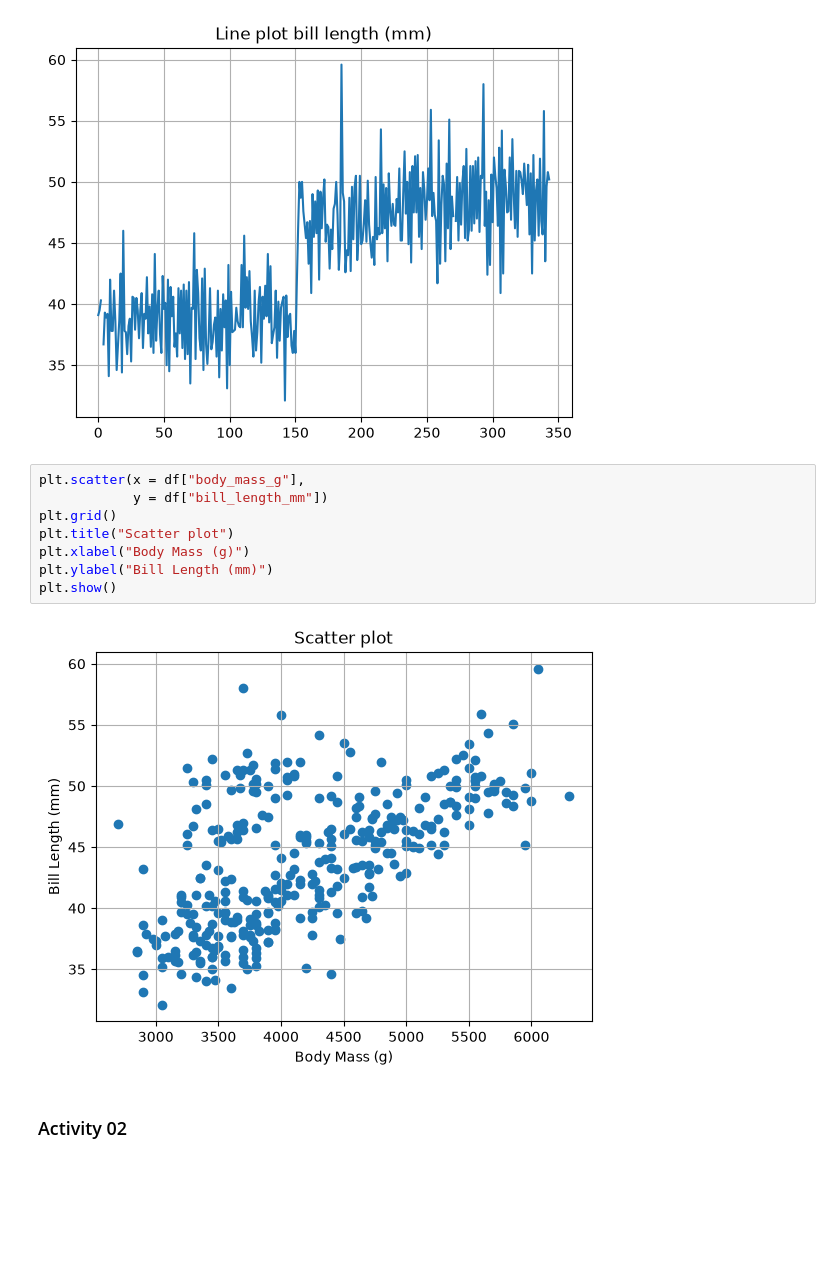
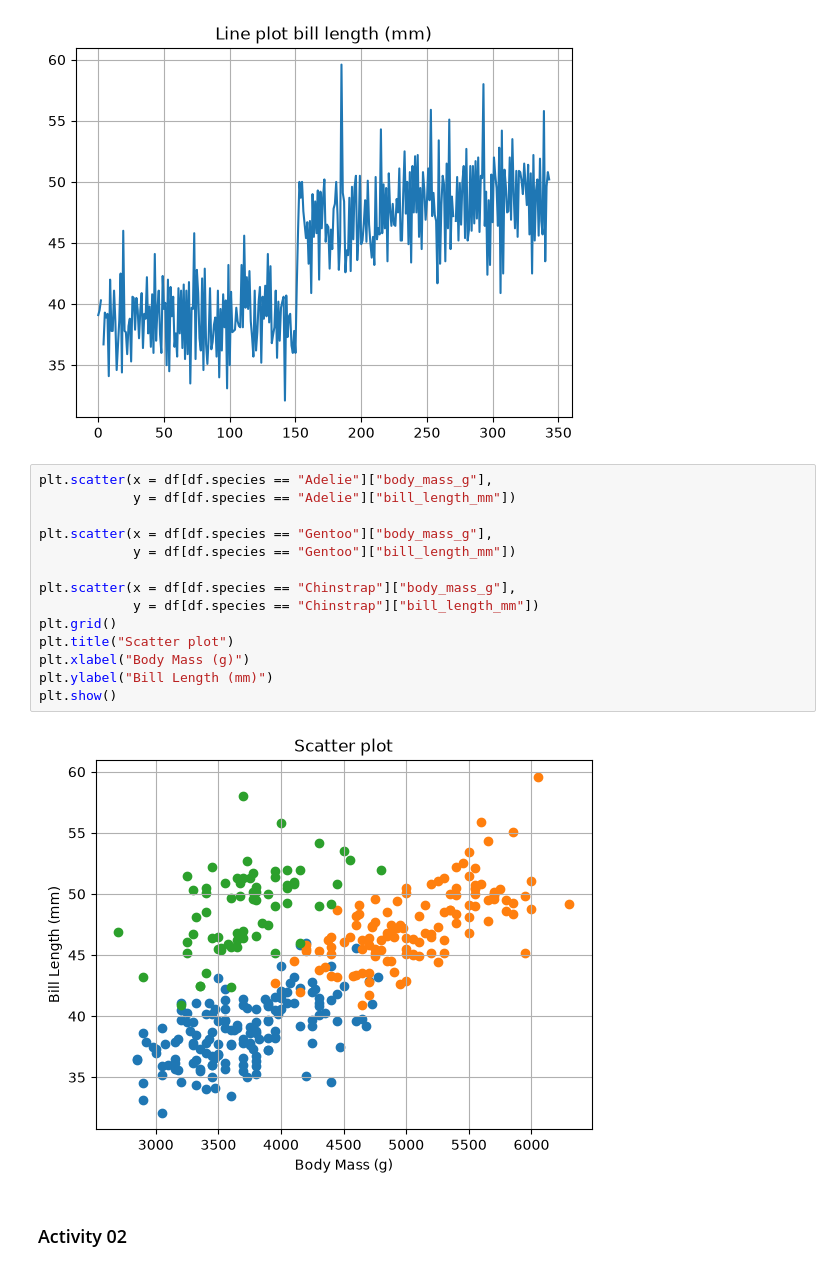
Before and after one commit to vishal-adithya-mdx/CST-1440, a Jupyter notebook: w-4.ipynb, the cells around one changed output. Cells and saved outputs as stored; diff of their text form; blank space fills up the shorter version.

Commit message:
plot fix

```diff
--- a/w-4.ipynb
+++ b/w-4.ipynb
@@ -33,14 +33,20 @@ plt.show()
 # %% [output]
 [figure]
 # %%
-plt.scatter(x = df["body_mass_g"],
-            y = df["bill_length_mm"])
+plt.scatter(x = df[df.species == "Adelie"]["body_mass_g"],
+            y = df[df.species == "Adelie"]["bill_length_mm"])
+
+plt.scatter(x = df[df.species == "Gentoo"]["body_mass_g"],
+            y = df[df.species == "Gentoo"]["bill_length_mm"])
+
+plt.scatter(x = df[df.species == "Chinstrap"]["body_mass_g"],
+            y = df[df.species == "Chinstrap"]["bill_length_mm"])
 plt.grid()
 plt.title("Scatter plot")
 plt.xlabel("Body Mass (g)")
 plt.ylabel("Bill Length (mm)")
 plt.show()
 # %% [output]
-[figure, old version]
+[figure, new version]
 # %% [markdown]
 ### Activity 02
```
Also changed, not shown: parts of 4 cells of this notebook.
